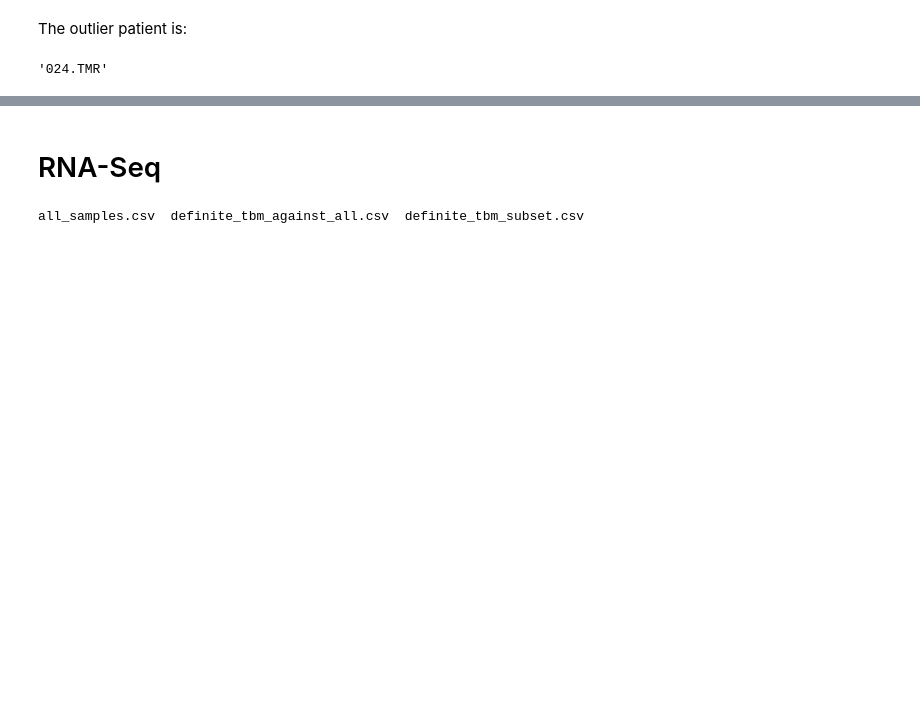
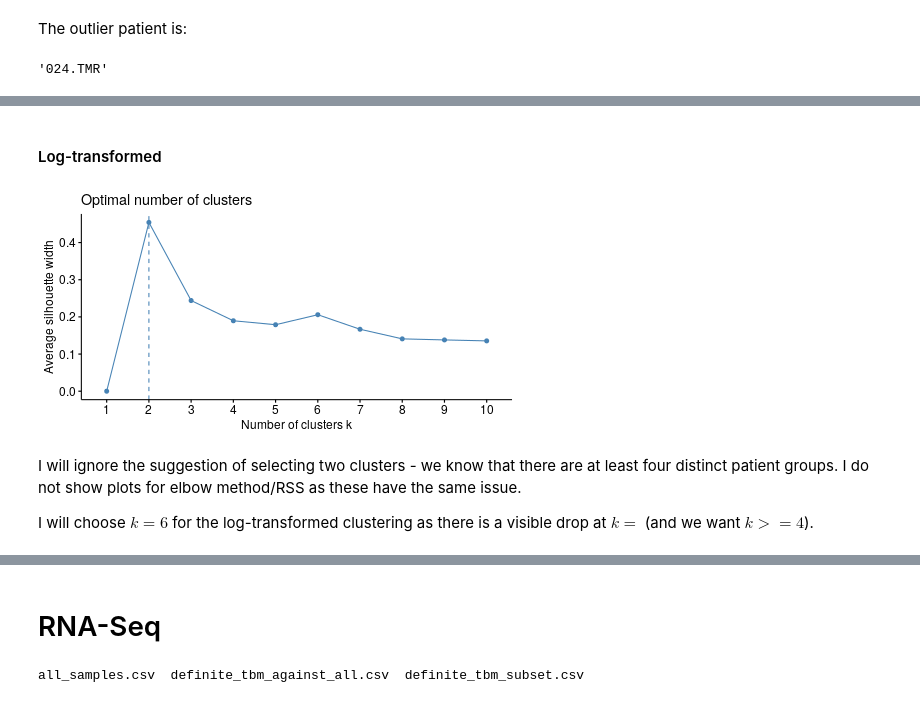
Before and after one commit to krassowski/meningitis-integration, a Jupyter notebook: data_exploration/Molecular_data_analysis.ipynb, the cells around one changed output, grey strips where cells are left out. Cells and saved outputs as stored; diff of their text form; code cells hidden in the pictures; blank space fills up the shorter version.

```diff
--- a/data_exploration/Molecular_data_analysis.ipynb
+++ b/data_exploration/Molecular_data_analysis.ipynb
@@ -513,0 +615,14 @@ pheatmap(
+# %% [markdown]
+#### Log-transformed
+# %%
+%%R -h 250 -u px
+fviz_nbclust(
+    t(log_matrix), # transpose to cluster patients, not proteins
+    hcut, method='silhouette', hc_metric='pearson', hc_method='ward.D2'
+)
+# %% [output]
+[figure, added]
+# %% [markdown]
+I will ignore the suggestion of selecting two clusters - we know that there are at least four distinct patient groups. I do not show plots for elbow method/RSS as these have the same issue.
+
+I will choose $k=6$ for the log-transformed clustering as there is a visible drop at $k=$ (and we want $k>=4$).
```
Also changed, not shown: parts of 97 cells of this notebook, 4 other files.
